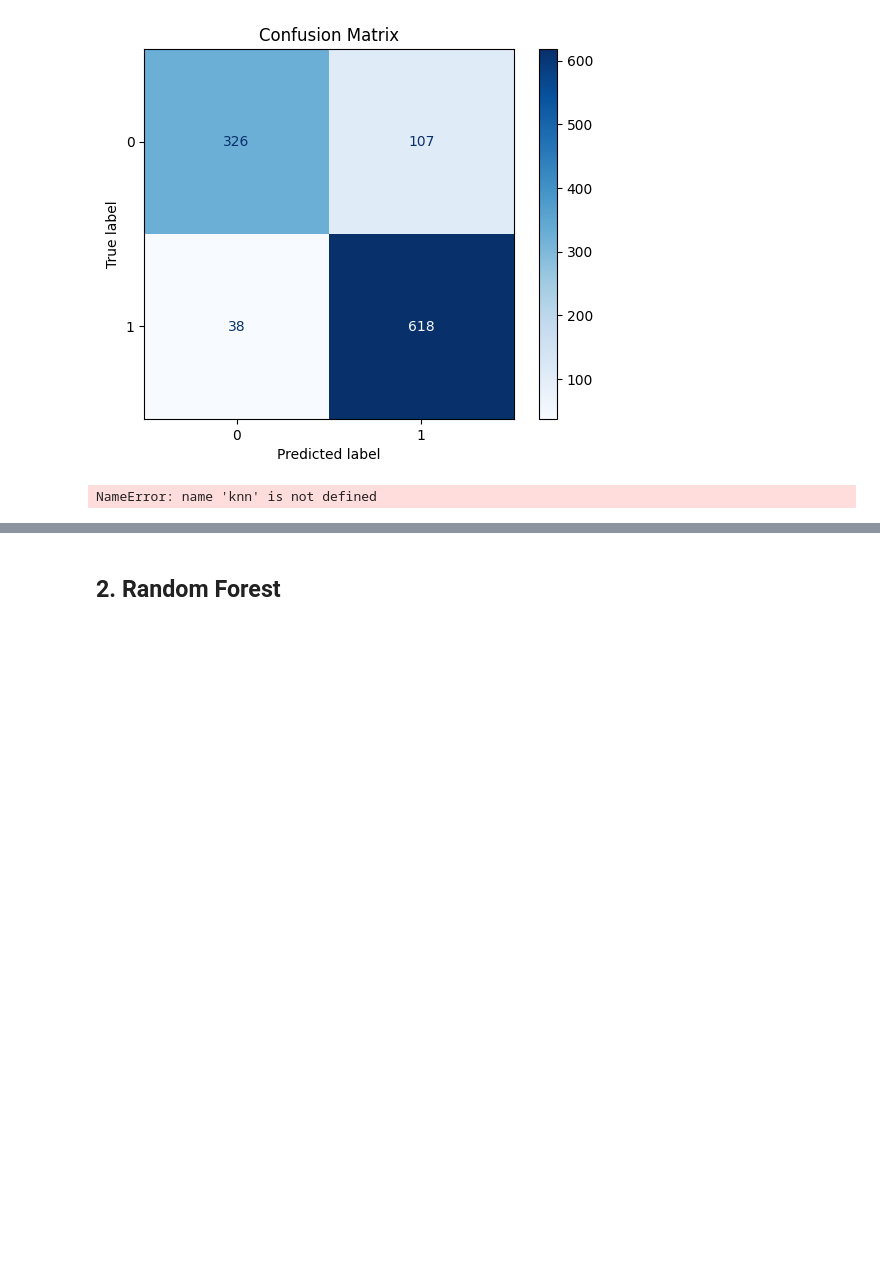
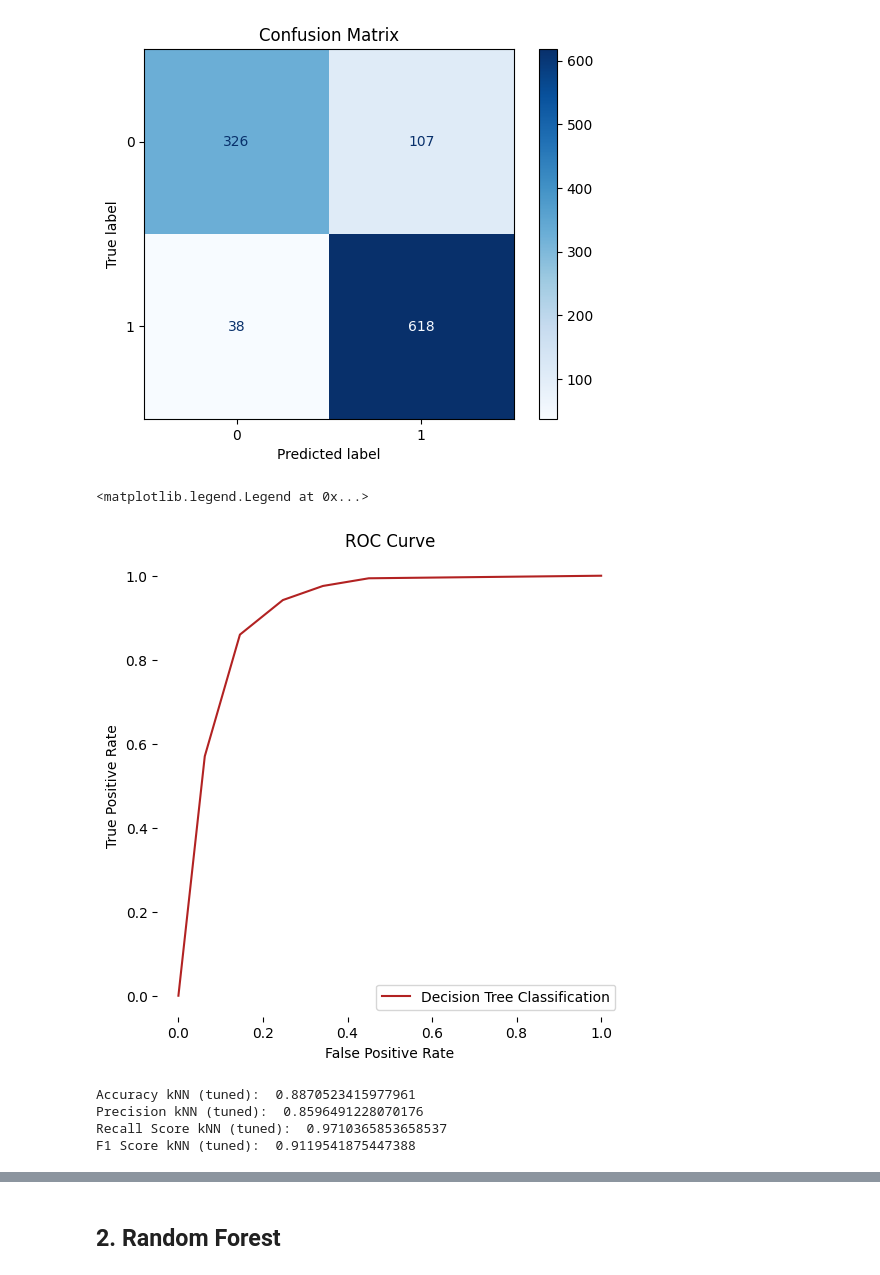
Before and after one commit to hannah127/EduPredictors, a Jupyter notebook: Evaluation.ipynb, the cells around one changed output, grey strips where cells are left out. Drawn from its saved outputs; the diff is of its cells as text; code cells hidden in the pictures; blank space fills up the shorter version.

```diff
--- a/Evaluation.ipynb
+++ b/Evaluation.ipynb
@@ -52,15 +44,31 @@ plt.show()
 # %% [output]
 [figure]
 # %%
-y_pred_probabiblity_knn = knn.predict_proba(X_test)[:,1]
+y_pred_probabiblity_knn = model_knn.predict_proba(X_test)[:,1]
 fpr, tpr, thresholds = metrics.roc_curve(y_test,  y_pred_probabiblity_knn)
 
 fig, ax = plt.subplots(figsize=(6,6))
 ax.plot(fpr, tpr, label='Decision Tree Classification', color = 'firebrick')
 ax.set_title('ROC Curve')
 ax.set_xlabel('False Positive Rate')
 ax.set_ylabel('True Positive Rate')
 plt.box(False)
 ax.legend()
 # %% [output]
-NameError: name 'knn' is not defined
+<matplotlib.legend.Legend at 0x...>
+[figure, added]
+# %%
+accurancy_model_knn_tuned = accuracy_score(y_test, y_pred_knn_tuned)
+precision_model_knn_tuned = precision_score(y_test, y_pred_knn_tuned)
+recall_model_knn_tuned = recall_score(y_test, y_pred_knn_tuned)
+f1_score_knn_tuned = f1_score(y_test, y_pred_knn_tuned)
+
+print("Accuracy kNN (tuned): ", accurancy_model_knn_tuned)
+print("Precision kNN (tuned): ", precision_model_knn_tuned)
+print("Recall Score kNN (tuned): ", recall_model_knn_tuned)
+print("F1 Score kNN (tuned): ", f1_score_knn_tuned)
+# %% [output]
+Accuracy kNN (tuned):  0.8870523415977961
+Precision kNN (tuned):  0.8596491228070176
+Recall Score kNN (tuned):  0.9710365853658537
+F1 Score kNN (tuned):  0.9119541875447388
```
Also changed, not shown: parts of 10 cells of this notebook, 1 other file.
